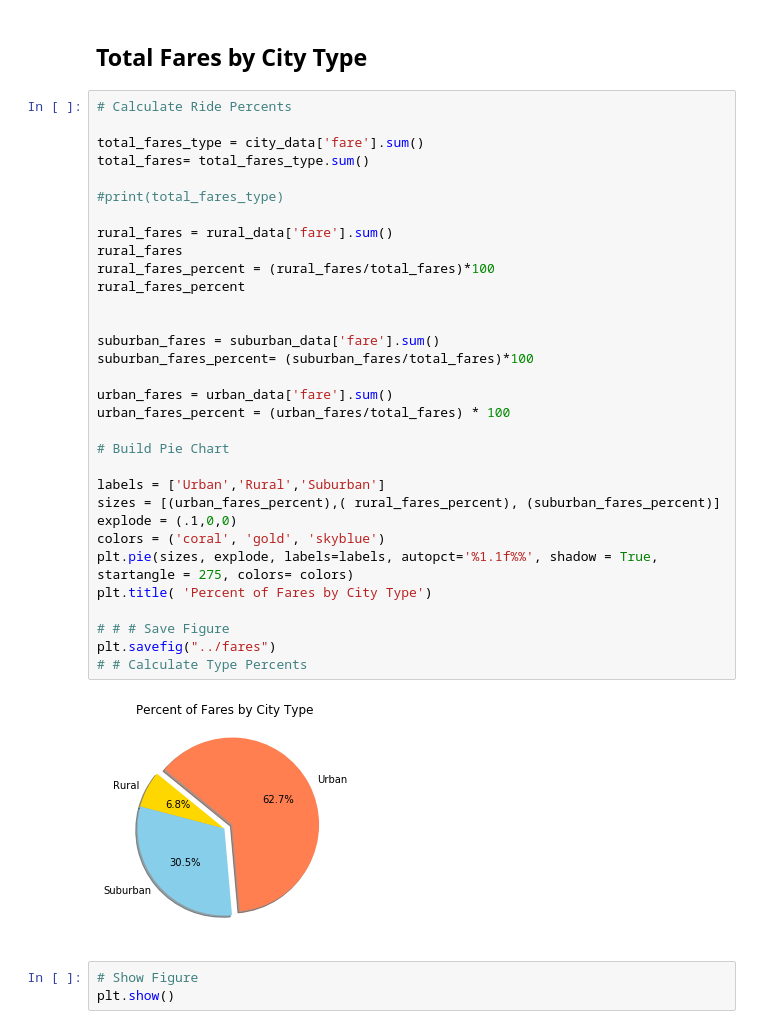
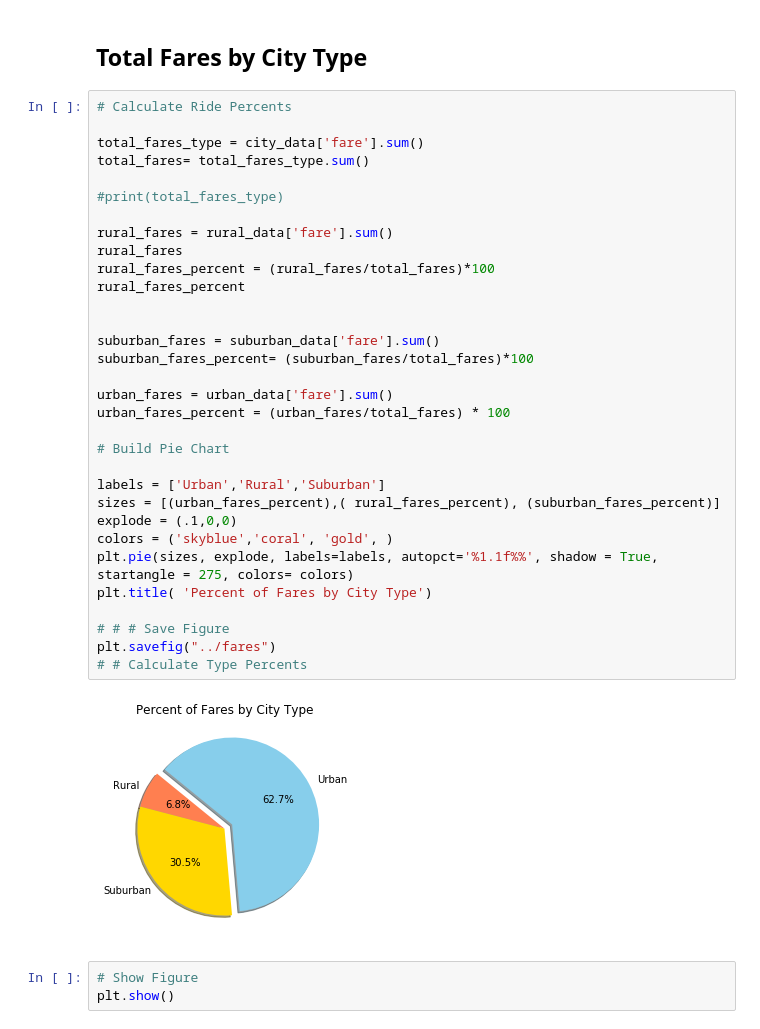
Before and after one commit to erikaplarsen/Assignment-5, a Jupyter notebook: pyber_starter.ipynb, the cells around one changed output. Cells and saved outputs as stored; diff of their text form.

```diff
--- a/pyber_starter.ipynb
+++ b/pyber_starter.ipynb
@@ -122,35 +122,35 @@ plt.show()
 
 total_fares_type = city_data['fare'].sum()
 total_fares= total_fares_type.sum()
 
 #print(total_fares_type)
 
 rural_fares = rural_data['fare'].sum()
 rural_fares
 rural_fares_percent = (rural_fares/total_fares)*100
 rural_fares_percent
 
 
 suburban_fares = suburban_data['fare'].sum()
 suburban_fares_percent= (suburban_fares/total_fares)*100
 
 urban_fares = urban_data['fare'].sum()
 urban_fares_percent = (urban_fares/total_fares) * 100
 
 # Build Pie Chart
 
 labels = ['Urban','Rural','Suburban']
 sizes = [(urban_fares_percent),( rural_fares_percent), (suburban_fares_percent)]
 explode = (.1,0,0)
-colors = ('coral', 'gold', 'skyblue')
+colors = ('skyblue','coral', 'gold', )
 plt.pie(sizes, explode, labels=labels, autopct='%1.1f%%', shadow = True, startangle = 275, colors= colors)
 plt.title( 'Percent of Fares by City Type')
 
 # # # Save Figure
 plt.savefig("../fares")
 # # Calculate Type Percents
 # %% [output]
-[figure, old version]
+[figure, new version]
 # %%
 # Show Figure
 plt.show()
```
Also changed, not shown: parts of 2 cells of this notebook.
